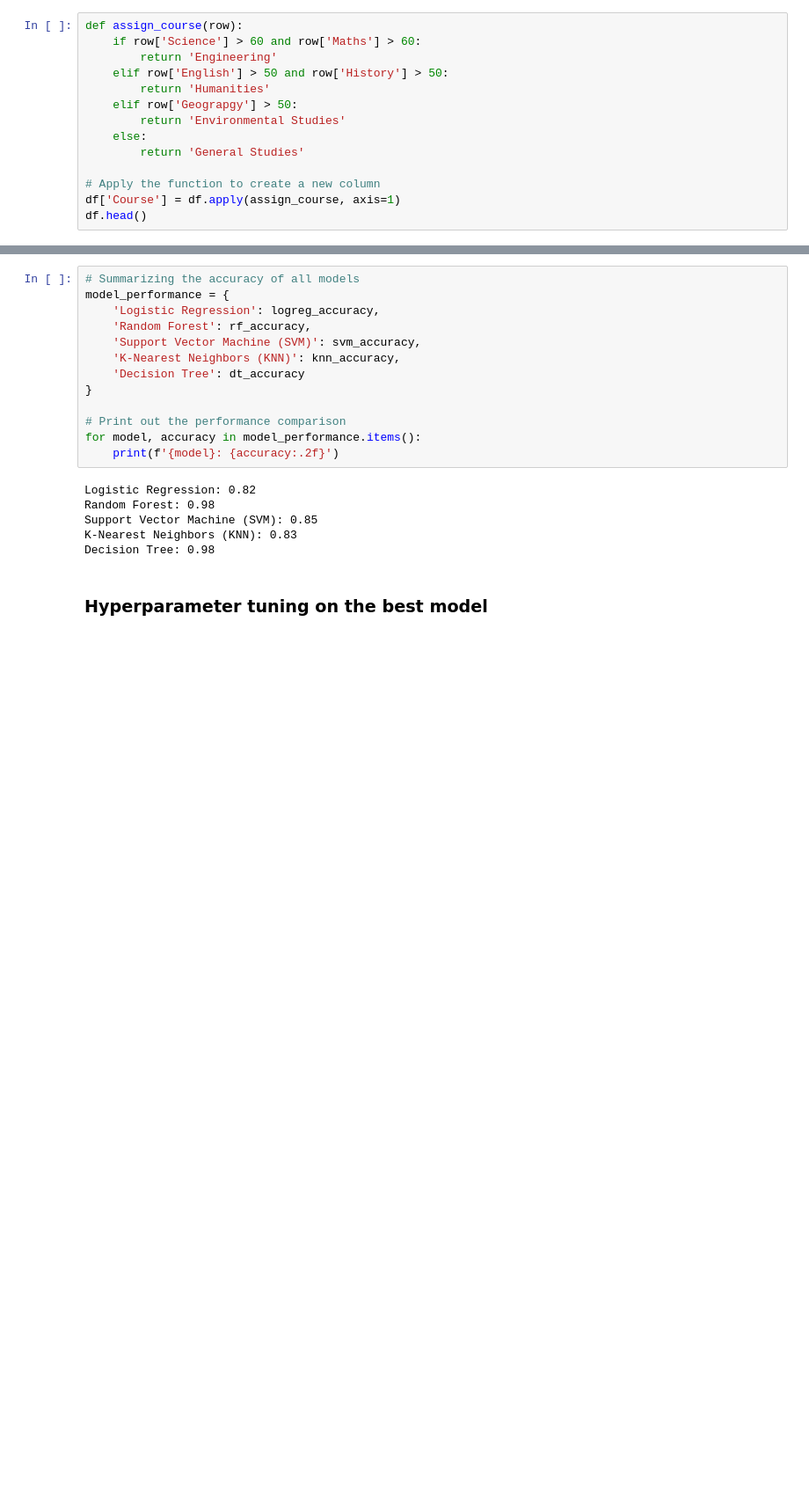
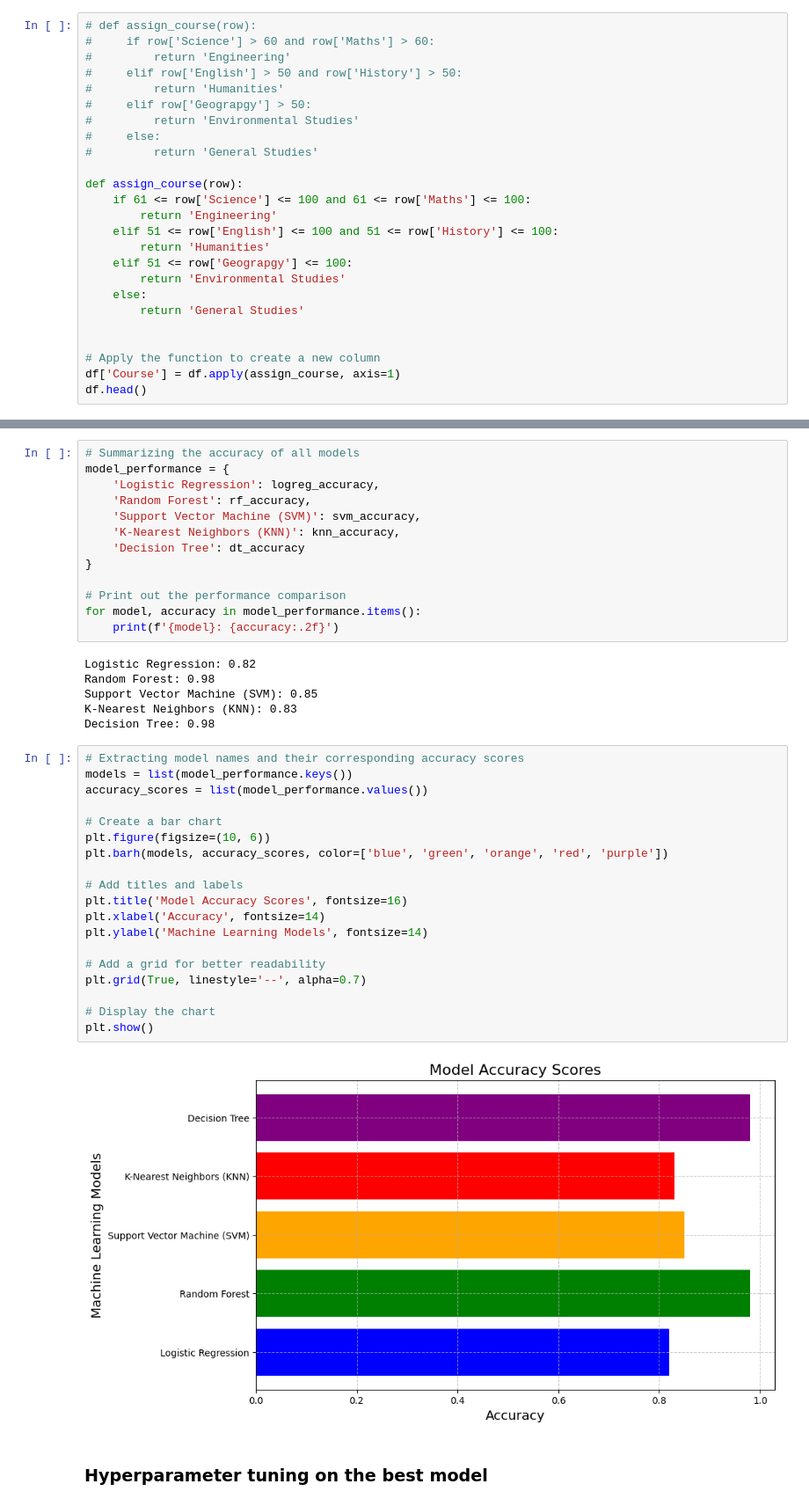
Before and after one commit to topister/divic_final_project, a Jupyter notebook: project_data.ipynb, the cells around one changed output, grey strips where cells are left out. Shown at 88% size. Cells and saved outputs as stored; diff of their text form; blank space fills up the shorter version.

Commit message:
changes on the model courses

```diff
--- a/project_data.ipynb
+++ b/project_data.ipynb
@@ -65,16 +65,27 @@ df.describe()
 # %% [markdown]
 ### Creating course labels
 # %%
+# def assign_course(row):
+#     if row['Science'] > 60 and row['Maths'] > 60:
+#         return 'Engineering'
+#     elif row['English'] > 50 and row['History'] > 50:
+#         return 'Humanities'
+#     elif row['Geograpgy'] > 50:
+#         return 'Environmental Studies'
+#     else:
+#         return 'General Studies'
+
 def assign_course(row):
-    if row['Science'] > 60 and row['Maths'] > 60:
+    if 61 <= row['Science'] <= 100 and 61 <= row['Maths'] <= 100:
         return 'Engineering'
-    elif row['English'] > 50 and row['History'] > 50:
+    elif 51 <= row['English'] <= 100 and 51 <= row['History'] <= 100:
         return 'Humanities'
-    elif row['Geograpgy'] > 50:
+    elif 51 <= row['Geograpgy'] <= 100:
         return 'Environmental Studies'
     else:
         return 'General Studies'
 
+
 # Apply the function to create a new column
 df['Course'] = df.apply(assign_course, axis=1)
 df.head()
@@ -235,6 +246,27 @@ Random Forest: 0.98
 Support Vector Machine (SVM): 0.85
 K-Nearest Neighbors (KNN): 0.83
 Decision Tree: 0.98
+# %%
+# Extracting model names and their corresponding accuracy scores
+models = list(model_performance.keys())
+accuracy_scores = list(model_performance.values())
+
+# Create a bar chart
+plt.figure(figsize=(10, 6))
+plt.barh(models, accuracy_scores, color=['blue', 'green', 'orange', 'red', 'purple'])
+
+# Add titles and labels
+plt.title('Model Accuracy Scores', fontsize=16)
+plt.xlabel('Accuracy', fontsize=14)
+plt.ylabel('Machine Learning Models', fontsize=14)
+
+# Add a grid for better readability
+plt.grid(True, linestyle='--', alpha=0.7)
+
+# Display the chart
+plt.show()
+# %% [output]
+[figure, added]
 # %% [markdown]
 ### Hyperparameter tuning on the best model
 # %%
```
Also changed, not shown: 2 other files.
